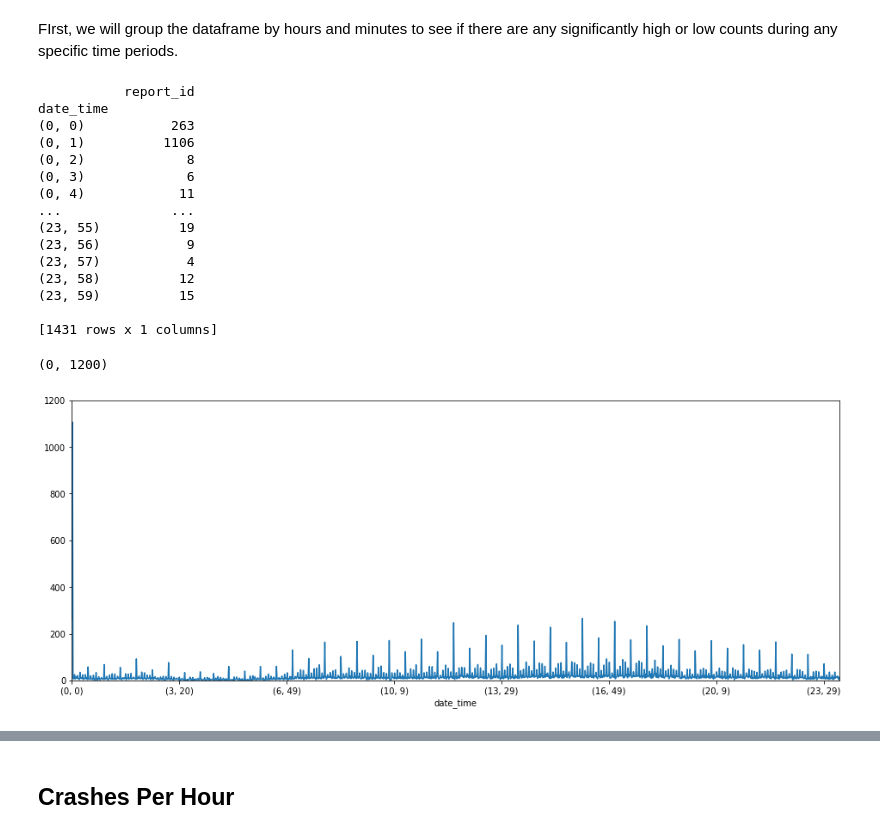
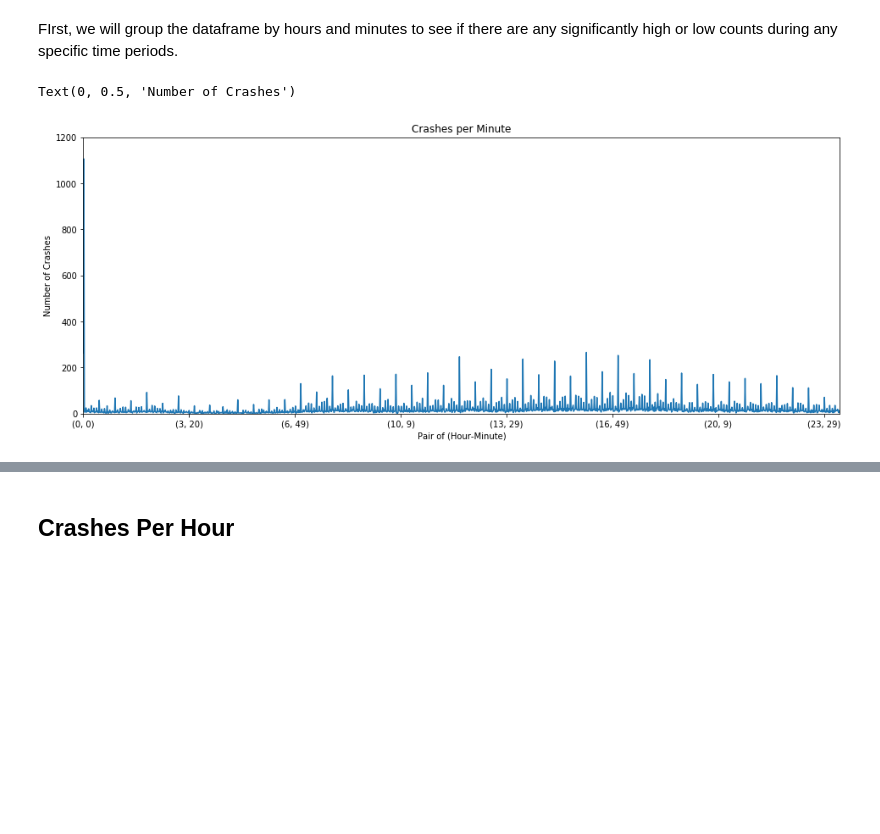
Before and after one commit to COGS108/group061, a Jupyter notebook: Final Project.ipynb, the cells around one changed output, grey strips where cells are left out. Cells and saved outputs as stored; diff of their text form; code cells hidden in the pictures; blank space fills up the shorter version.

```diff
--- a/Final Project.ipynb
+++ b/Final Project.ipynb
@@ -290,26 +291,18 @@ times = pd.to_datetime(df.date_time)
 df_td = df.copy()
 df_td.date_time = times
 # %%
+# group the dataframe by hour and minutes in data_time column
 grp = df_td.groupby(by=[df_td.date_time.map(lambda x : (x.hour,x.minute))])
+# get counts
 df_grp_minute = grp.count()
 df_grp_minute = df_grp_minute[df_grp_minute.columns[:1]]
+
+# graph the dataframe to visualize the number of crashed per minute
 df_grp_minute.report_id.plot(kind='line', figsize=(16,6)).set_ylim(0,1200)
+plt.title('Crashes per Minute')
+plt.xlabel('Pair of (Hour-Minute)')
+plt.ylabel('Number of Crashes')
 # %% [output]
-           report_id
-date_time
-(0, 0)           263
-(0, 1)          1106
-(0, 2)             8
-(0, 3)             6
-(0, 4)            11
-...              ...
-(23, 55)          19
-(23, 56)           9
-(23, 57)           4
-(23, 58)          12
-(23, 59)          15
-
-[1431 rows x 1 columns]
+Text(0, 0.5, 'Number of Crashes')
-(0, 1200)
-[figure, old version]
+[figure, new version]
 # %% [markdown]
```
Also changed, not shown: parts of 8 cells of this notebook.
